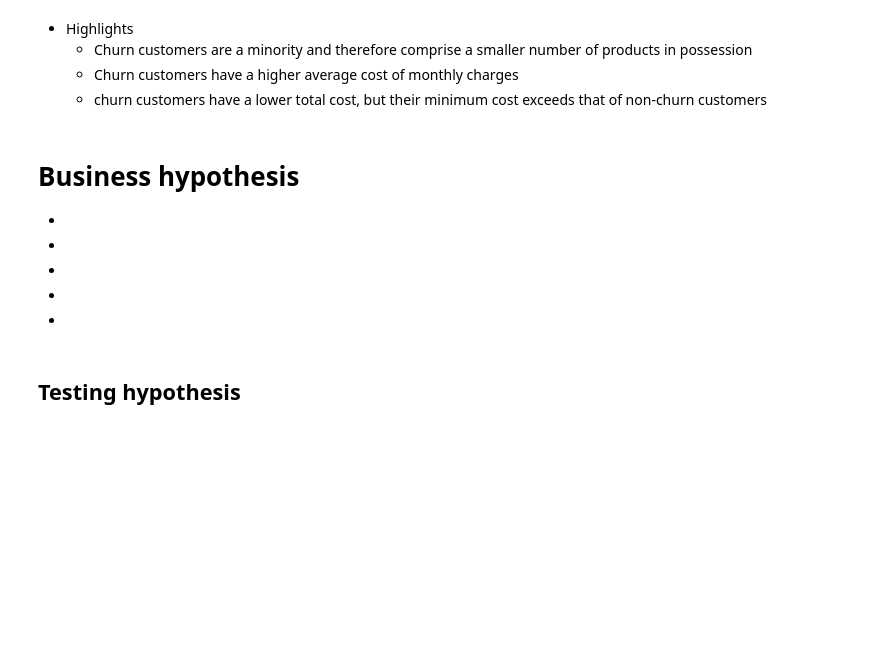
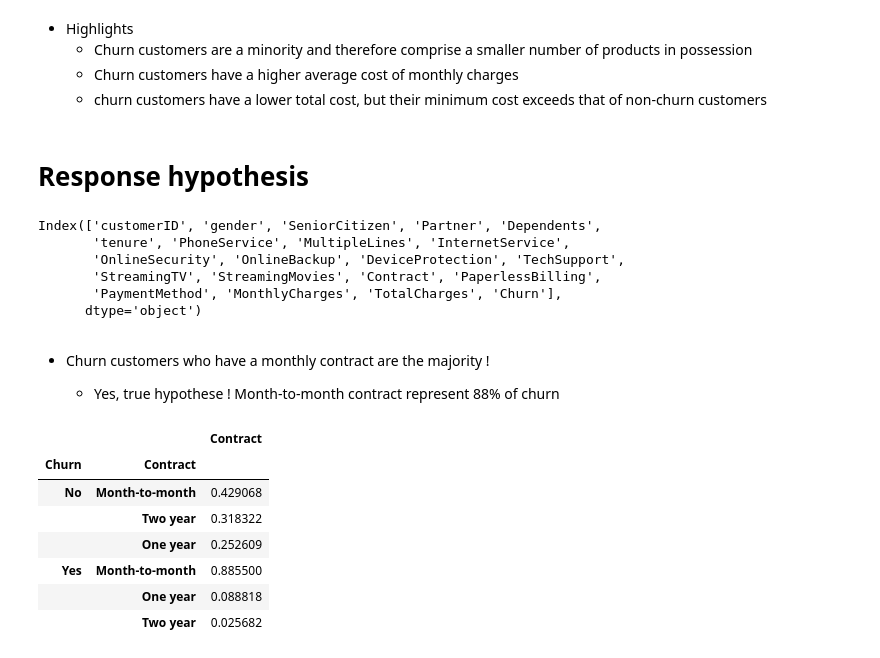
Before and after one commit to Eric-Oliveira-ds/Telco-Customer-Churn, a Jupyter notebook: notebook/EDA.ipynb, the cells around one changed output. Saved outputs shown, nothing was run; the diff lists cells and outputs as text; code cells hidden in the pictures; blank space fills up the shorter version.

```diff
--- a/notebook/EDA.ipynb
+++ b/notebook/EDA.ipynb
@@ -489,16 +514,28 @@ df2.groupby(['Churn'])['tenure','MonthlyCharges','TotalCharges'].describe().T
     - Churn customers have a higher average cost of monthly charges
     - churn customers have a lower total cost, but their minimum cost exceeds that of non-churn customers
 # %% [markdown]
-# Business hypothesis
-
--
-
--
-
--
-
--
-
--
+# Response hypothesis
-# %% [markdown]
-## Testing hypothesis
+# %%
+df2.columns
+# %% [output]
+Index(['customerID', 'gender', 'SeniorCitizen', 'Partner', 'Dependents',
+       'tenure', 'PhoneService', 'MultipleLines', 'InternetService',
+       'OnlineSecurity', 'OnlineBackup', 'DeviceProtection', 'TechSupport',
+       'StreamingTV', 'StreamingMovies', 'Contract', 'PaperlessBilling',
+       'PaymentMethod', 'MonthlyCharges', 'TotalCharges', 'Churn'],
+      dtype='object')
+# %% [markdown]
+- Churn customers who have a monthly contract are the majority !
+
+    - Yes, true hypothese ! Month-to-month contract represent 88% of churn
+# %%
+df2.groupby(['Churn'])['Contract'].value_counts(normalize=True).to_frame()
+# %% [output]
+|  |  | Contract |
+| Churn | Contract |  |
+| No | Month-to-month | 0.429068 |
+|  | Two year | 0.318322 |
+|  | One year | 0.252609 |
+| Yes | Month-to-month | 0.885500 |
+|  | One year | 0.088818 |
+|  | Two year | 0.025682 |
```
Also changed, not shown: parts of 22 cells of this notebook.
